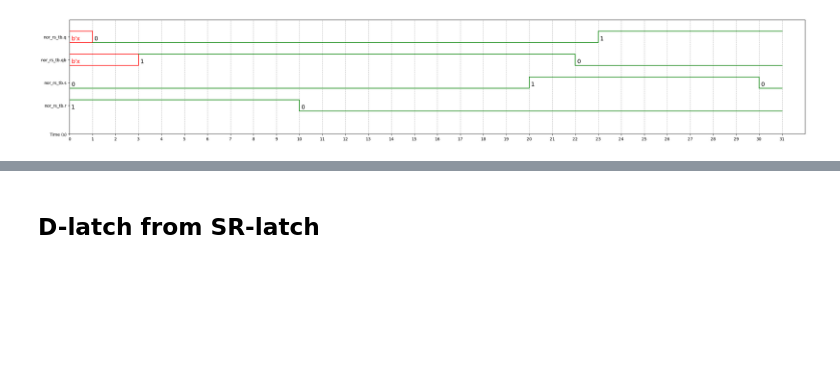
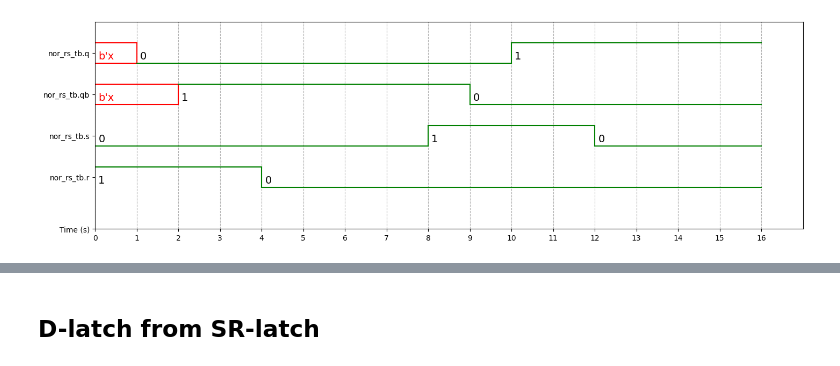
Before and after one commit to friyk/DSL-30.110, a Jupyter notebook: VerilogGit.ipynb, the cells around one changed output, grey strips where cells are left out. Drawn from its saved outputs; the diff is of its cells as text; code cells hidden in the pictures; blank space fills up the shorter version.

```diff
--- a/VerilogGit.ipynb
+++ b/VerilogGit.ipynb
@@ -484,11 +495,11 @@ VCD info: dumpfile tb.vcd opened for output.
 # %%
 %%waveform tb.vcd
 sign_list = ['nor_rs_tb.q','nor_rs_tb.qb','nor_rs_tb.s','nor_rs_tb.r']
 time_begin = 0
-time_end = 31
+time_end = 16
 base = 'bin' # bin, dec, dec2, hex, octal
 # %% [output]
-[figure, old version]
+[figure, new version]
 # %% [markdown]
 ![](https://github.com/pe8sutd/DSL2025/blob/main/VerilogColab1/Slide76.PNG?raw=1)
 # %% [markdown]
```
Also changed, not shown: parts of 9 cells of this notebook.
